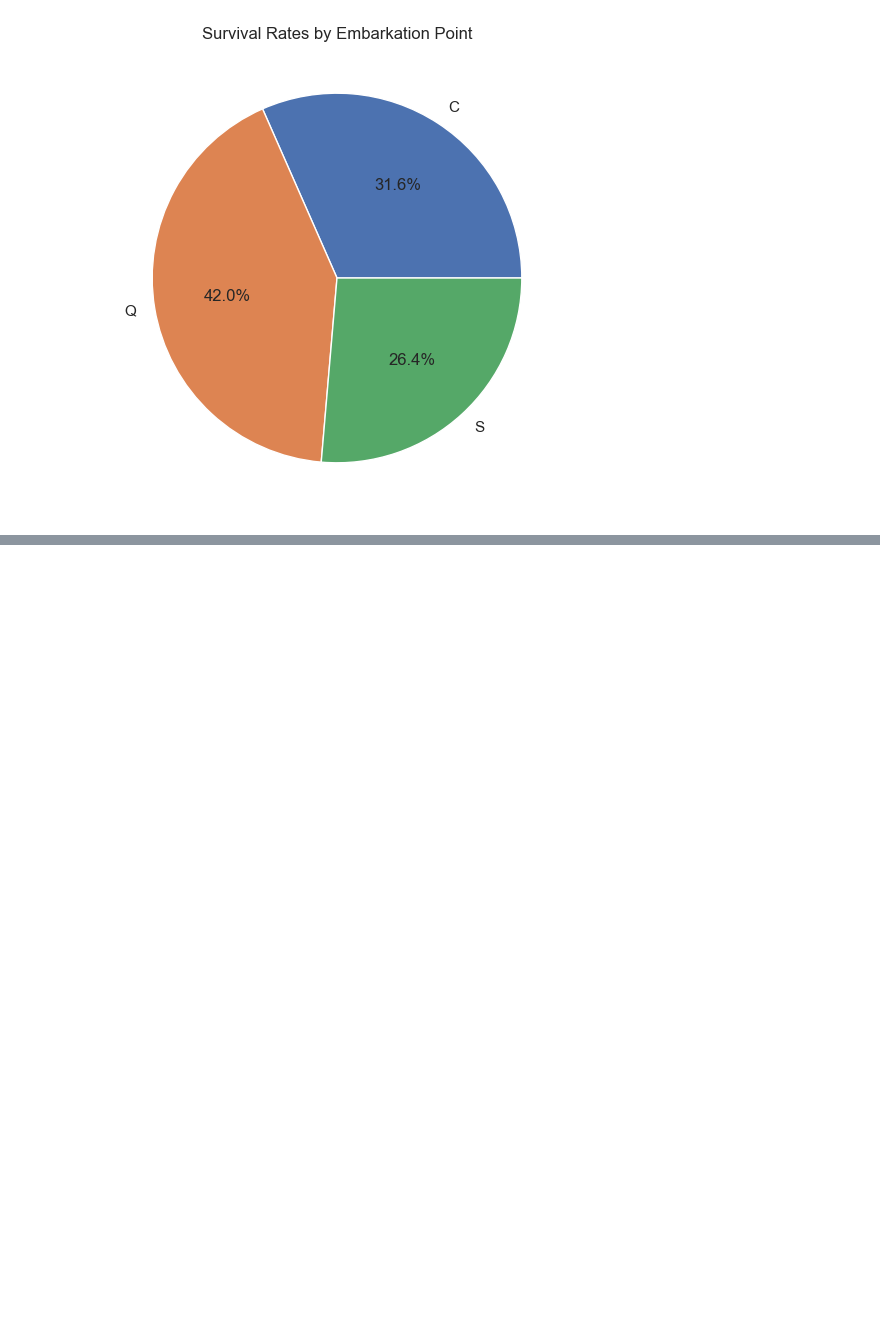
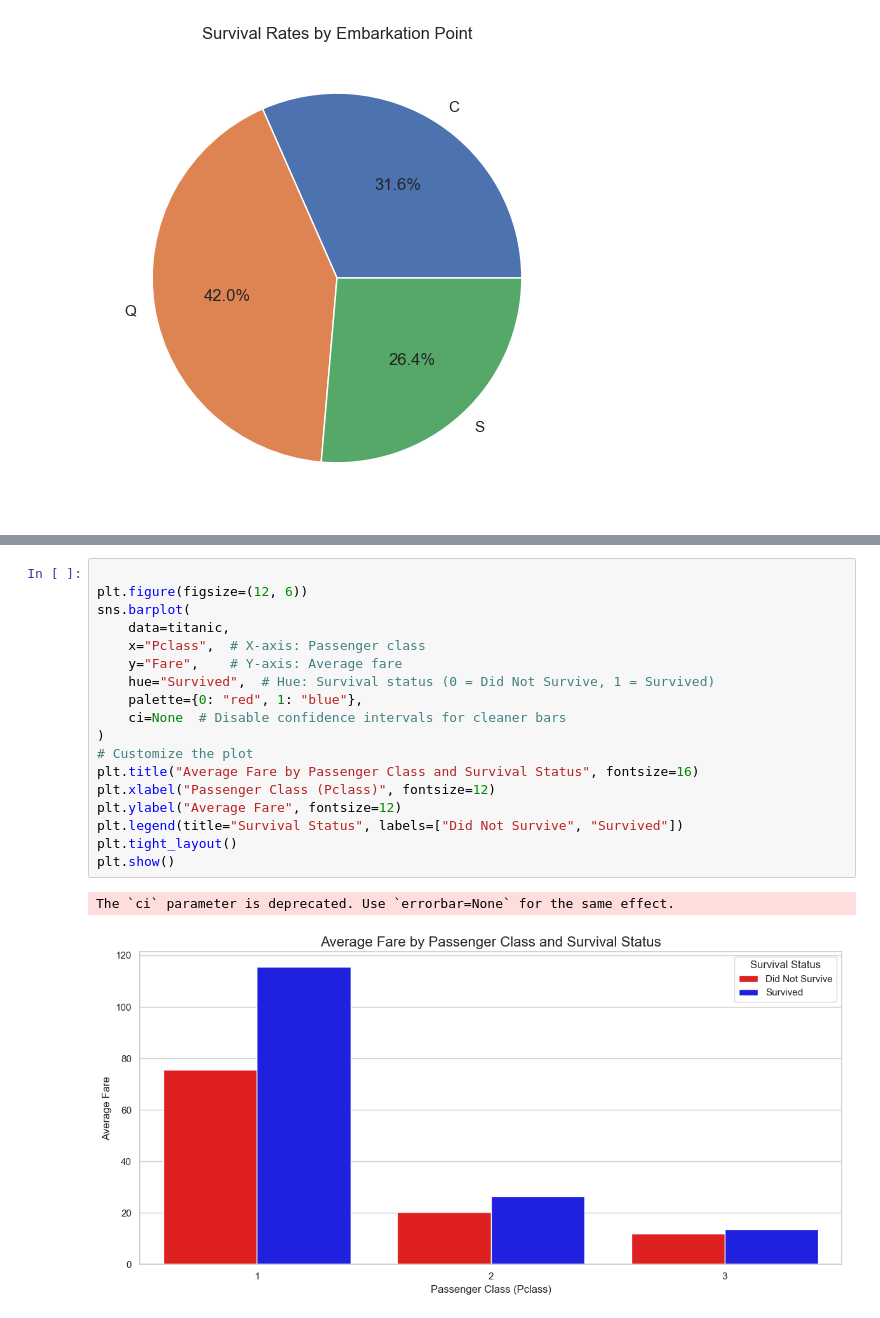
Before and after one commit to youssef-113/Data-Visualization, a Jupyter notebook: Titanic Dataset/solve-assignment.ipynb, the cells around one changed output, grey strips where cells are left out. Cells and saved outputs as stored; diff of their text form; blank space fills up the shorter version.

```diff
--- a/Titanic Dataset/solve-assignment.ipynb
+++ b/Titanic Dataset/solve-assignment.ipynb
@@ -401,0 +430,21 @@ plt.show()
+# %%
+
+plt.figure(figsize=(12, 6))
+sns.barplot(
+    data=titanic,
+    x="Pclass",  # X-axis: Passenger class
+    y="Fare",    # Y-axis: Average fare
+    hue="Survived",  # Hue: Survival status (0 = Did Not Survive, 1 = Survived)
+    palette={0: "red", 1: "blue"},
+    ci=None  # Disable confidence intervals for cleaner bars
+)
+# Customize the plot
+plt.title("Average Fare by Passenger Class and Survival Status", fontsize=16)
+plt.xlabel("Passenger Class (Pclass)", fontsize=12)
+plt.ylabel("Average Fare", fontsize=12)
+plt.legend(title="Survival Status", labels=["Did Not Survive", "Survived"])
+plt.tight_layout()
+plt.show()
+# %% [output]
+The `ci` parameter is deprecated. Use `errorbar=None` for the same effect.
+[figure, added]
```
Also changed, not shown: parts of 16 cells of this notebook.
